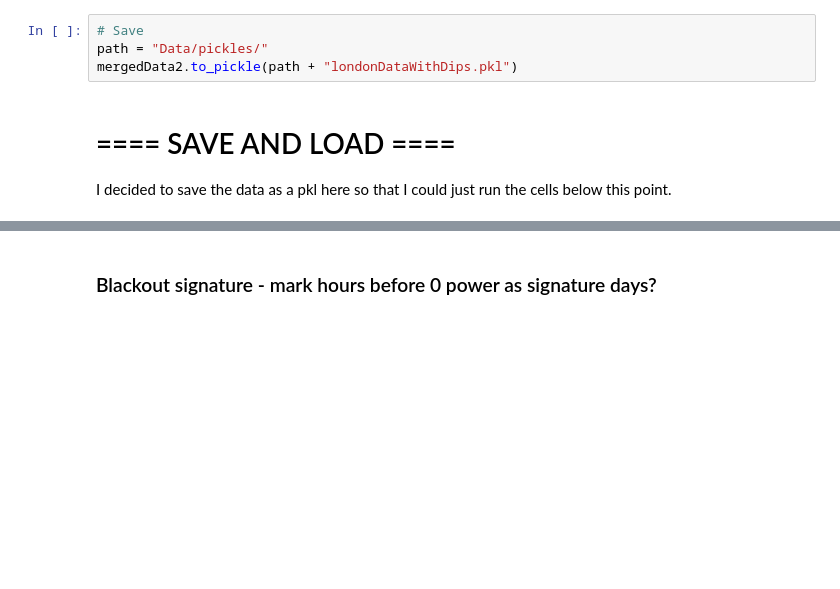
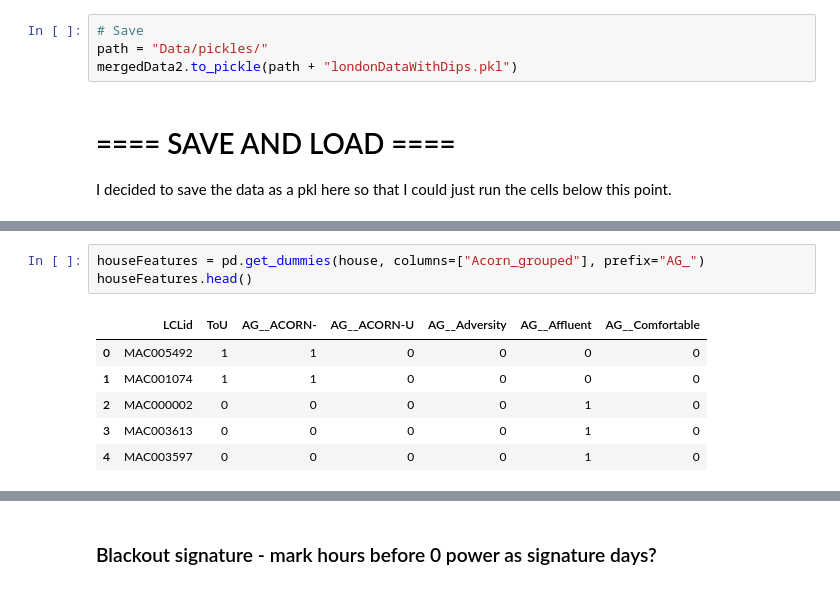
Before and after one commit to brepowell/EnergyConsumption, a Jupyter notebook: LondonDataFeatureEngineering.ipynb, the cells around one changed output, grey strips where cells are left out. Saved outputs shown, nothing was run; the diff lists cells and outputs as text; blank space fills up the shorter version.

```diff
--- a/LondonDataFeatureEngineering.ipynb
+++ b/LondonDataFeatureEngineering.ipynb
@@ -389,0 +406,10 @@ print(londonData["energy(kWh/hh)"].max())
+# %%
+houseFeatures = pd.get_dummies(house, columns=["Acorn_grouped"], prefix="AG_")
+houseFeatures.head()
+# %% [output]
+|  | LCLid | ToU | AG__ACORN- | AG__ACORN-U | AG__Adversity | AG__Affluent | AG__Comfortable |
+| 0 | MAC005492 | 1 | 1 | 0 | 0 | 0 | 0 |
+| 1 | MAC001074 | 1 | 1 | 0 | 0 | 0 | 0 |
+| 2 | MAC000002 | 0 | 0 | 0 | 0 | 1 | 0 |
+| 3 | MAC003613 | 0 | 0 | 0 | 0 | 1 | 0 |
+| 4 | MAC003597 | 0 | 0 | 0 | 0 | 1 | 0 |
```
Also changed, not shown: parts of 12 cells of this notebook.
